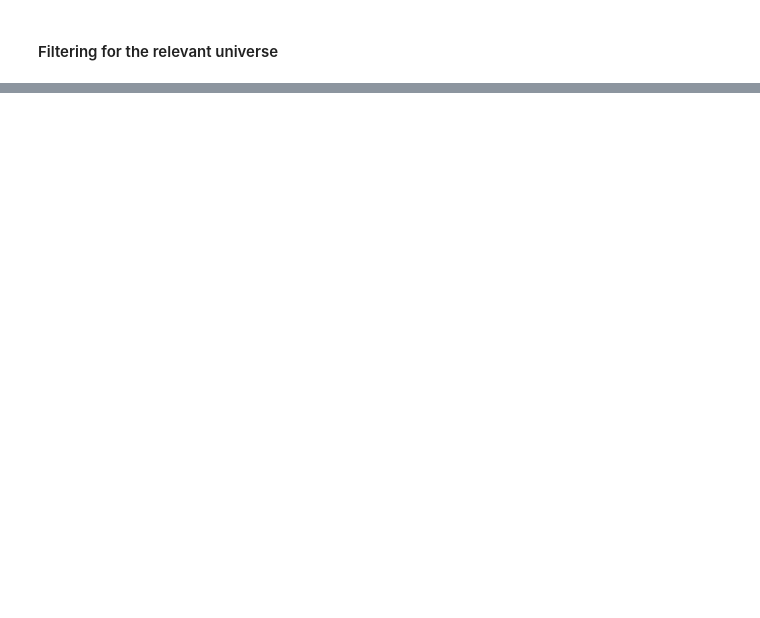
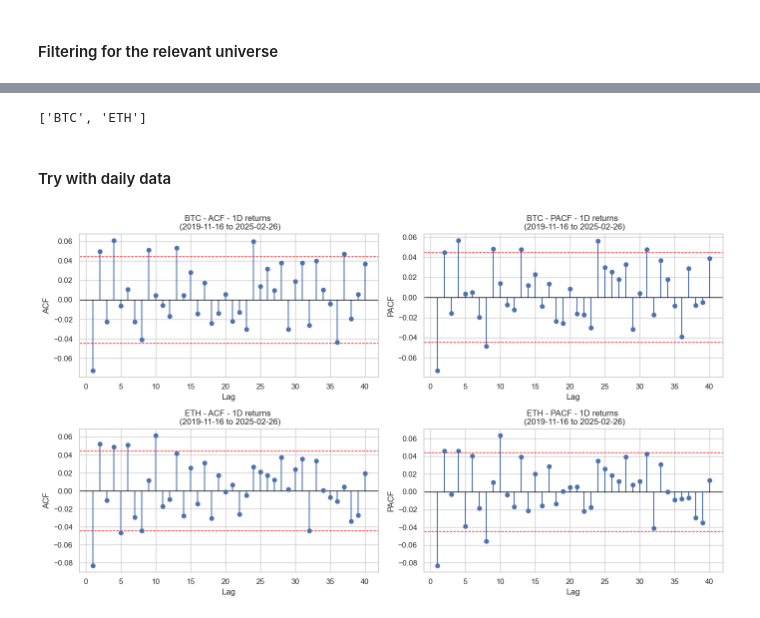
Before and after one commit to andrewpark19/QTS_Final_Project, a Jupyter notebook: QTS_Project_Draft.ipynb, the cells around one changed output, grey strips where cells are left out. Cells and saved outputs as stored; diff of their text form; code cells hidden in the pictures; blank space fills up the shorter version.

```diff
--- a/QTS_Project_Draft.ipynb
+++ b/QTS_Project_Draft.ipynb
@@ -95,0 +124,32 @@ shape: (3, 16)
+# %%
+### Get tickers for plotting
+top_bottom_n = 0
+date_idx = -3
+
+# get volumes
+vols = pivot_value(raw_data, value_col='Volume')
+vols = vols.select(close_prices.columns)
+
+vol_usd = vols.filter(pl.col('date') == vols['date'][date_idx]).select(pl.all().exclude('date')) * close_prices.filter(pl.col('date') == close_prices['date'][date_idx]).select(pl.all().exclude('date'))
+# Get the highest and lowest 3 tickers by volume in USD
+highest_tickers = vol_usd.select(pl.all().exclude('date')).to_dict(as_series=False).keys()
+highest_tickers = sorted(highest_tickers, key=lambda x: vol_usd[x][0], reverse=True)
+
+# Remove specific tickers from the list
+tickers_to_remove = ['BTC', 'ETH']
+highest_tickers = [ticker for ticker in highest_tickers if ticker not in tickers_to_remove]
+
+# Combine top and bottom n tickers, and include BTC and ETH
+top_tickers = [None] if top_bottom_n == 0 else highest_tickers[:top_bottom_n]
+bottom_tickers = [None] if top_bottom_n == 0 else highest_tickers[-top_bottom_n:]
+tickers_to_plot = tickers_to_remove + top_tickers + bottom_tickers
+tickers_to_plot = [ticker for ticker in tickers_to_plot if ticker is not None]
+tickers_to_plot
+# %% [output]
+['BTC', 'ETH']
+# %% [markdown]
+#### Try with daily data
+# %%
+plot_acf_pacf(ret_df, tickers_to_plot, freq_title='1D')
+# %% [output]
+[figure, added]
```
Also changed, not shown: parts of 27 cells of this notebook, 2 other files.
